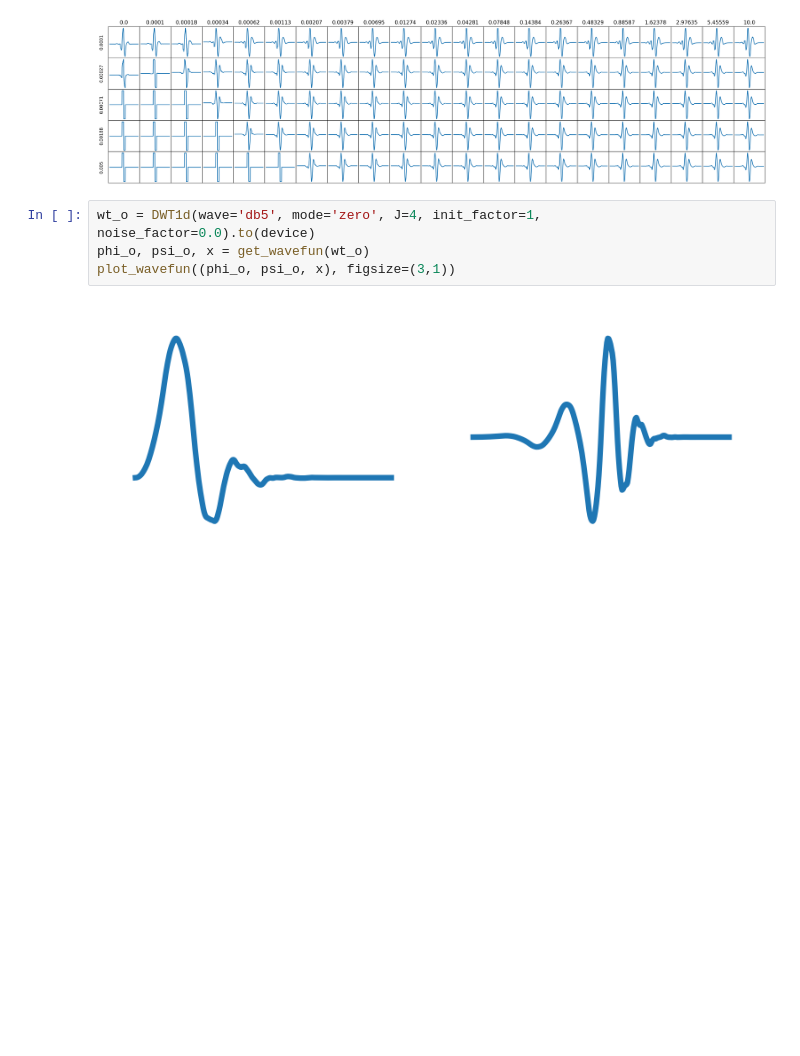
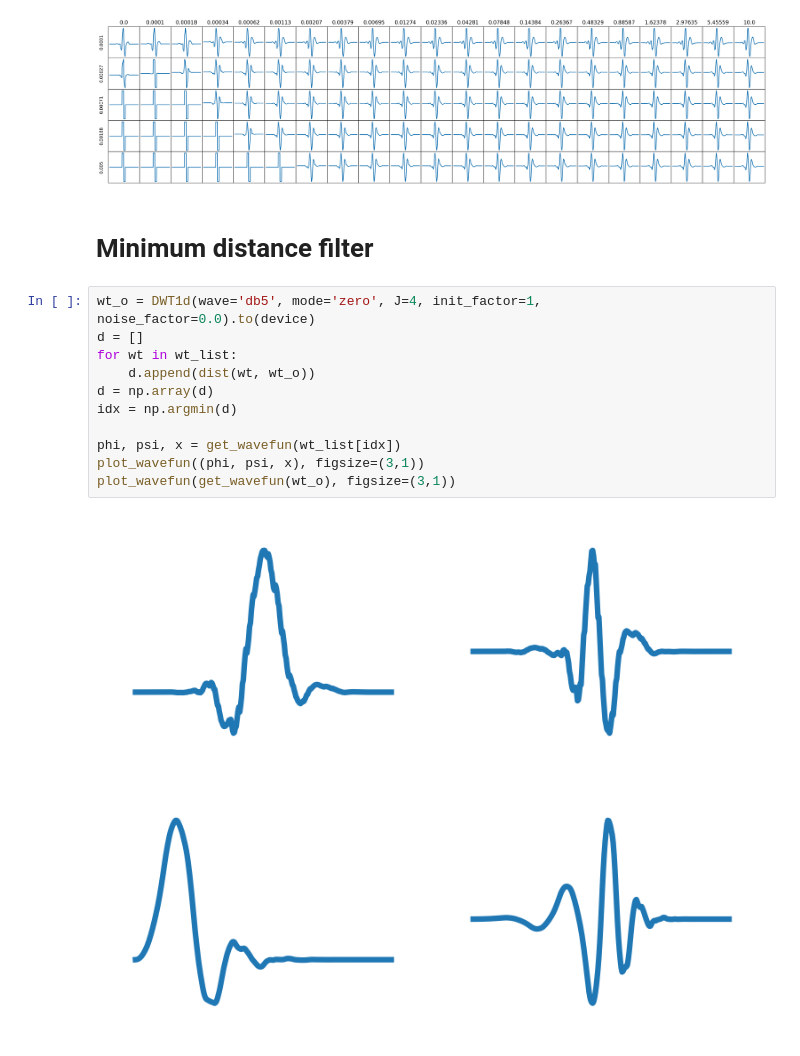
Before and after one commit to Yu-Group/adaptive-wavelets, a Jupyter notebook: notebooks/simulation/02_results.ipynb, the cells around one changed output. Saved outputs shown, nothing was run; the diff lists cells and outputs as text; blank space fills up the shorter version.

Commit message:
added wave dist in utils.py

```diff
--- a/notebooks/simulation/02_results.ipynb
+++ b/notebooks/simulation/02_results.ipynb
@@ -115,9 +112,19 @@ for r in range(R):
 plt.show()
 # %% [output]
 [figure]
+# %% [markdown]
+# Minimum distance filter
 # %%
 wt_o = DWT1d(wave='db5', mode='zero', J=4, init_factor=1, noise_factor=0.0).to(device)
-phi_o, psi_o, x = get_wavefun(wt_o)
-plot_wavefun((phi_o, psi_o, x), figsize=(3,1))
+d = []
+for wt in wt_list:
+    d.append(dist(wt, wt_o))
+d = np.array(d)
+idx = np.argmin(d)
+
+phi, psi, x = get_wavefun(wt_list[idx])
+plot_wavefun((phi, psi, x), figsize=(3,1))
+plot_wavefun(get_wavefun(wt_o), figsize=(3,1))
 # %% [output]
-[figure, old version]
+[figure, new version]
+[figure, added]
```
Also changed, not shown: parts of 2 cells of this notebook, 6 other files.
